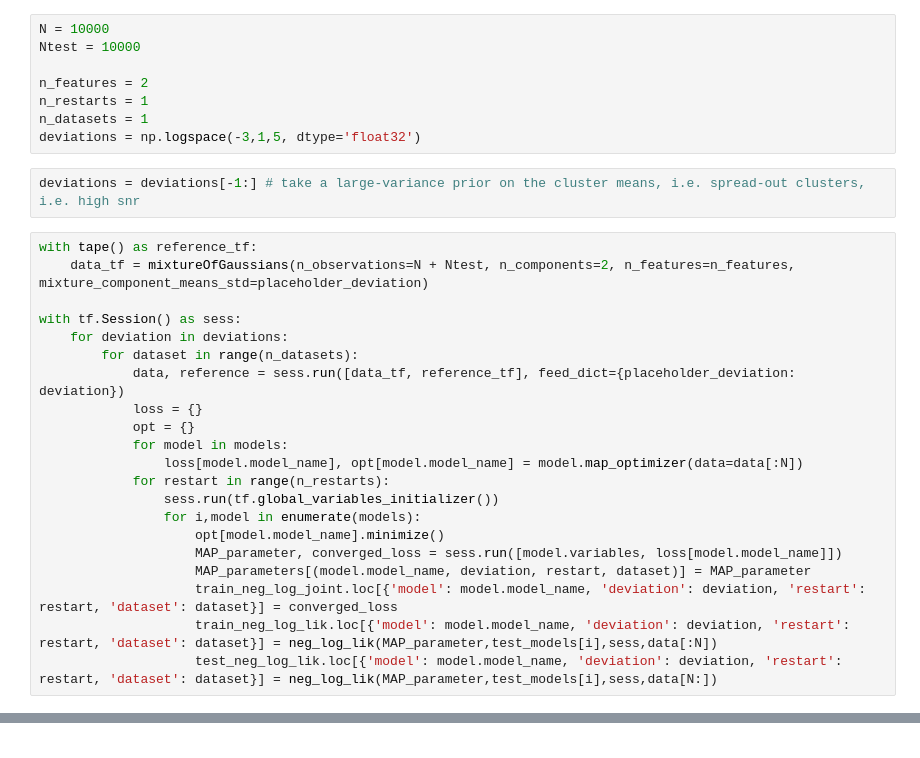
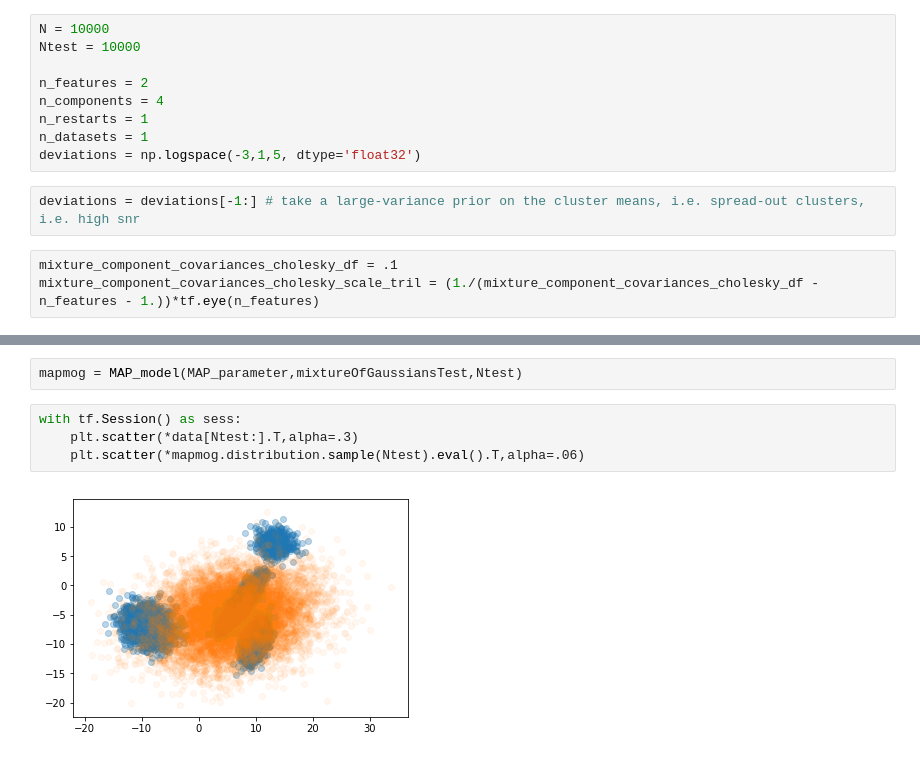
Before and after one commit to deoxyribose/FactOrCluster, a Jupyter notebook: MoGvalidation.ipynb, the cells around one changed output, grey strips where cells are left out. Saved outputs shown, nothing was run; the diff lists cells and outputs as text.

Commit message:
code works, model doesn't

```diff
--- a/MoGvalidation.ipynb
+++ b/MoGvalidation.ipynb
@@ -16,29 +15,12 @@ N = 10000
 Ntest = 10000
 
 n_features = 2
+n_components = 4
 n_restarts = 1
 n_datasets = 1
 deviations = np.logspace(-3,1,5, dtype='float32')
 # %%
 deviations = deviations[-1:] # take a large-variance prior on the cluster means, i.e. spread-out clusters, i.e. high snr
-# %%
-with tape() as reference_tf:
-    data_tf = mixtureOfGaussians(n_observations=N + Ntest, n_components=2, n_features=n_features, mixture_component_means_std=placeholder_deviation)
-
-with tf.Session() as sess:
-    for deviation in deviations:
-        for dataset in range(n_datasets):
-            data, reference = sess.run([data_tf, reference_tf], feed_dict={placeholder_deviation: deviation})
-            loss = {}
-            opt = {}
-            for model in models:
-                loss[model.model_name], opt[model.model_name] = model.map_optimizer(data=data[:N])
-            for restart in range(n_restarts):
-                sess.run(tf.global_variables_initializer())
-                for i,model in enumerate(models):
-                    opt[model.model_name].minimize()
-                    MAP_parameter, converged_loss = sess.run([model.variables, loss[model.model_name]])
-                    MAP_parameters[(model.model_name, deviation, restart, dataset)] = MAP_parameter
-                    train_neg_log_joint.loc[{'model': model.model_name, 'deviation': deviation, 'restart': restart, 'dataset': dataset}] = converged_loss
-                    train_neg_log_lik.loc[{'model': model.model_name, 'deviation': deviation, 'restart': restart, 'dataset': dataset}] = neg_log_lik(MAP_parameter,test_models[i],sess,data[:N])
-                    test_neg_log_lik.loc[{'model': model.model_name, 'deviation': deviation, 'restart': restart, 'dataset': dataset}] = neg_log_lik(MAP_parameter,test_models[i],sess,data[N:])
+# %%
+mixture_component_covariances_cholesky_df = .1
+mixture_component_covariances_cholesky_scale_tril = (1./(mixture_component_covariances_cholesky_df - n_features - 1.))*tf.eye(n_features)
@@ -44,0 +103,8 @@ with tf.Session() as sess:
+# %%
+mapmog = MAP_model(MAP_parameter,mixtureOfGaussiansTest,Ntest)
+# %%
+with tf.Session() as sess:
+    plt.scatter(*data[Ntest:].T,alpha=.3)
+    plt.scatter(*mapmog.distribution.sample(Ntest).eval().T,alpha=.06)
+# %% [output]
+[figure, added]
```
Also changed, not shown: parts of 3 cells of this notebook.
